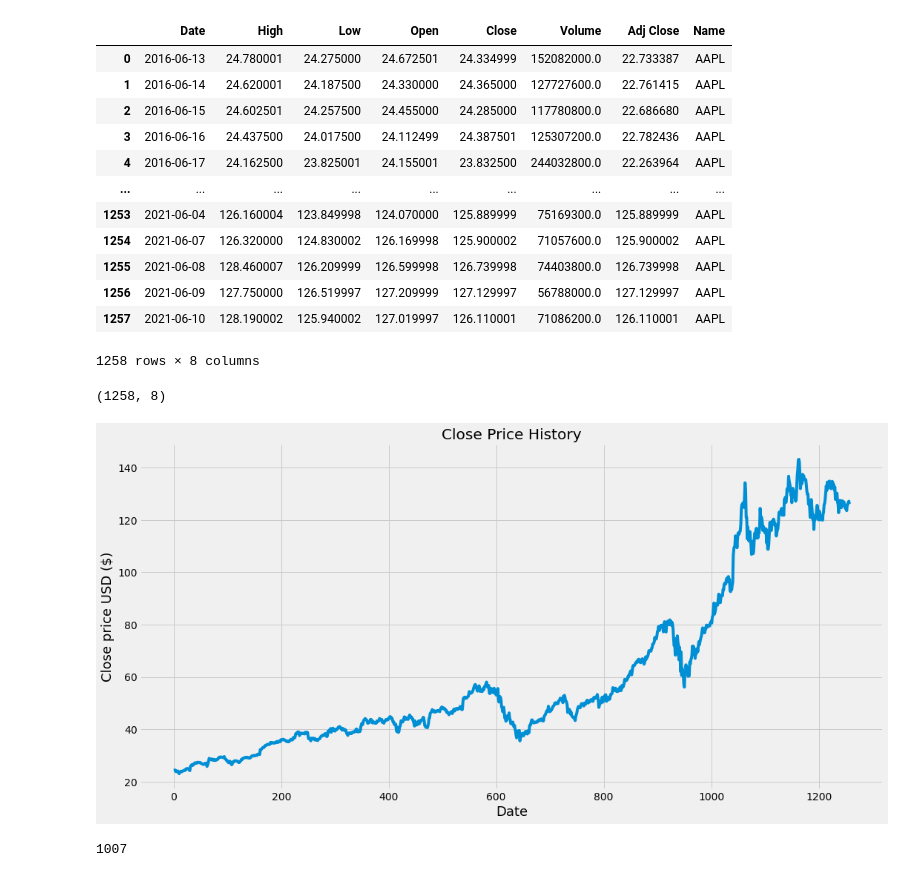
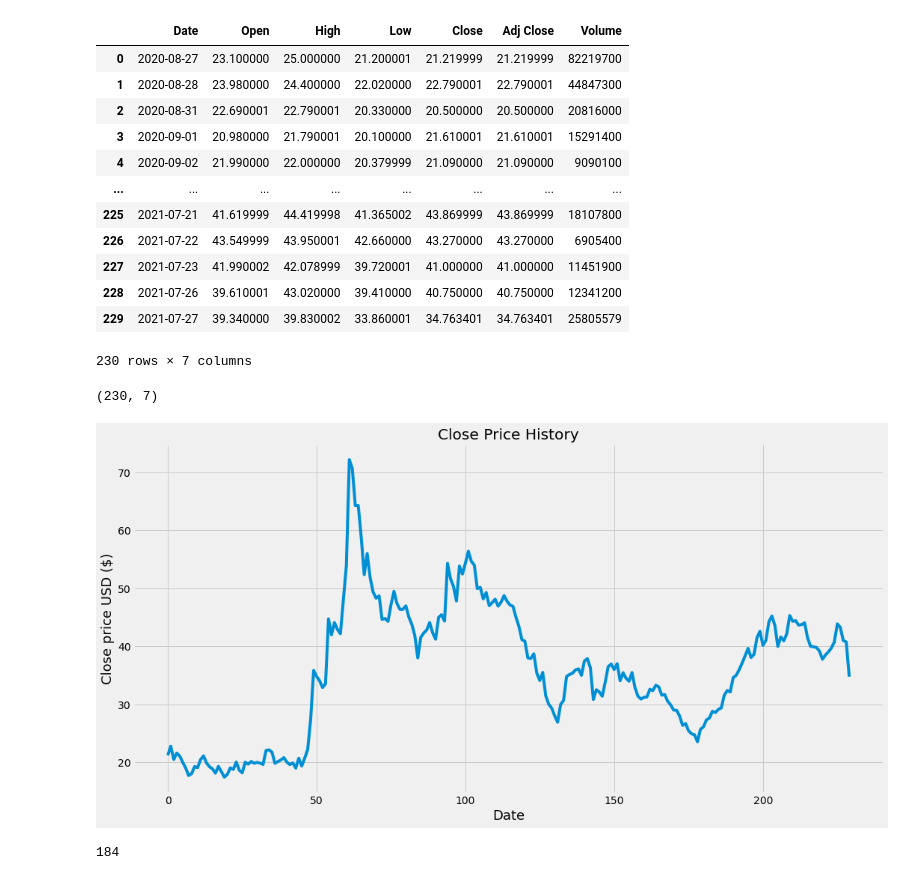
Before and after one commit to nguyenminhthong2020/machine-learning, a Jupyter notebook: template/stock-predicthcmus/model/LSTM.ipynb, the cells around one changed output. Cells and saved outputs as stored; diff of their text form; code cells hidden in the pictures.

```diff
--- a/template/stock-predicthcmus/model/LSTM.ipynb
+++ b/template/stock-predicthcmus/model/LSTM.ipynb
@@ -11,29 +11,29 @@ plt.style.use('fivethirtyeight')
 # %%
 # get the stock quote of a corporation (Apple Inc.)
 # df = web.DataReader('AAPL', data_source = 'yahoo', start = '2012-01-01', end = '2021-12-17')
 # df = pd.read_csv('../db/Tesla.csv')
 # df = pd.read_csv('../db/AAPL.csv')
-df = pd.read_csv('../input/Apple.csv')
+df = pd.read_csv('../input/OGEN.csv')
 df
 # %% [output]
-|  | Date | High | Low | Open | Close | Volume | Adj Close | Name |
-| 0 | 2016-06-13 | 24.780001 | 24.275000 | 24.672501 | 24.334999 | 152082000.0 | 22.733387 | AAPL |
-| 1 | 2016-06-14 | 24.620001 | 24.187500 | 24.330000 | 24.365000 | 127727600.0 | 22.761415 | AAPL |
-| 2 | 2016-06-15 | 24.602501 | 24.257500 | 24.455000 | 24.285000 | 117780800.0 | 22.686680 | AAPL |
-| 3 | 2016-06-16 | 24.437500 | 24.017500 | 24.112499 | 24.387501 | 125307200.0 | 22.782436 | AAPL |
-| 4 | 2016-06-17 | 24.162500 | 23.825001 | 24.155001 | 23.832500 | 244032800.0 | 22.263964 | AAPL |
-| ... | ... | ... | ... | ... | ... | ... | ... | ... |
-| 1253 | 2021-06-04 | 126.160004 | 123.849998 | 124.070000 | 125.889999 | 75169300.0 | 125.889999 | AAPL |
-| 1254 | 2021-06-07 | 126.320000 | 124.830002 | 126.169998 | 125.900002 | 71057600.0 | 125.900002 | AAPL |
-| 1255 | 2021-06-08 | 128.460007 | 126.209999 | 126.599998 | 126.739998 | 74403800.0 | 126.739998 | AAPL |
-| 1256 | 2021-06-09 | 127.750000 | 126.519997 | 127.209999 | 127.129997 | 56788000.0 | 127.129997 | AAPL |
-| 1257 | 2021-06-10 | 128.190002 | 125.940002 | 127.019997 | 126.110001 | 71086200.0 | 126.110001 | AAPL |
+|  | Date | Open | High | Low | Close | Adj Close | Volume |
+| 0 | 2020-08-27 | 23.100000 | 25.000000 | 21.200001 | 21.219999 | 21.219999 | 82219700 |
+| 1 | 2020-08-28 | 23.980000 | 24.400000 | 22.020000 | 22.790001 | 22.790001 | 44847300 |
+| 2 | 2020-08-31 | 22.690001 | 22.790001 | 20.330000 | 20.500000 | 20.500000 | 20816000 |
+| 3 | 2020-09-01 | 20.980000 | 21.790001 | 20.100000 | 21.610001 | 21.610001 | 15291400 |
+| 4 | 2020-09-02 | 21.990000 | 22.000000 | 20.379999 | 21.090000 | 21.090000 | 9090100 |
+| ... | ... | ... | ... | ... | ... | ... | ... |
+| 225 | 2021-07-21 | 41.619999 | 44.419998 | 41.365002 | 43.869999 | 43.869999 | 18107800 |
+| 226 | 2021-07-22 | 43.549999 | 43.950001 | 42.660000 | 43.270000 | 43.270000 | 6905400 |
+| 227 | 2021-07-23 | 41.990002 | 42.078999 | 39.720001 | 41.000000 | 41.000000 | 11451900 |
+| 228 | 2021-07-26 | 39.610001 | 43.020000 | 39.410000 | 40.750000 | 40.750000 | 12341200 |
+| 229 | 2021-07-27 | 39.340000 | 39.830002 | 33.860001 | 34.763401 | 34.763401 | 25805579 |
-1258 rows × 8 columns
+230 rows × 7 columns
 # %%
 # get the number of rows and columns in the data set
 df.shape
 # %% [output]
-(1258, 8)
+(230, 7)
 # %%
 # visualize the closing price history
 plt.figure(figsize=(16,8))
@@ -43,7 +43,7 @@ plt.xlabel('Date', fontsize=18)
 plt.ylabel('Close price USD ($)', fontsize=18)
 plt.show()
 # %% [output]
-[figure, old version]
+[figure, new version]
 # %%
 # create a new df with only the "close" column
 data = df.filter({'Close'})
@@ -53,7 +53,7 @@ dataset = data.values
 training_data_len = math.ceil(len(dataset)*.8)
 training_data_len
 # %% [output]
-1007
+184
 # %%
 # scale the data
 scaler = MinMaxScaler(feature_range=(0,1))
```
Also changed, not shown: parts of 9 cells of this notebook, 35 other files.
